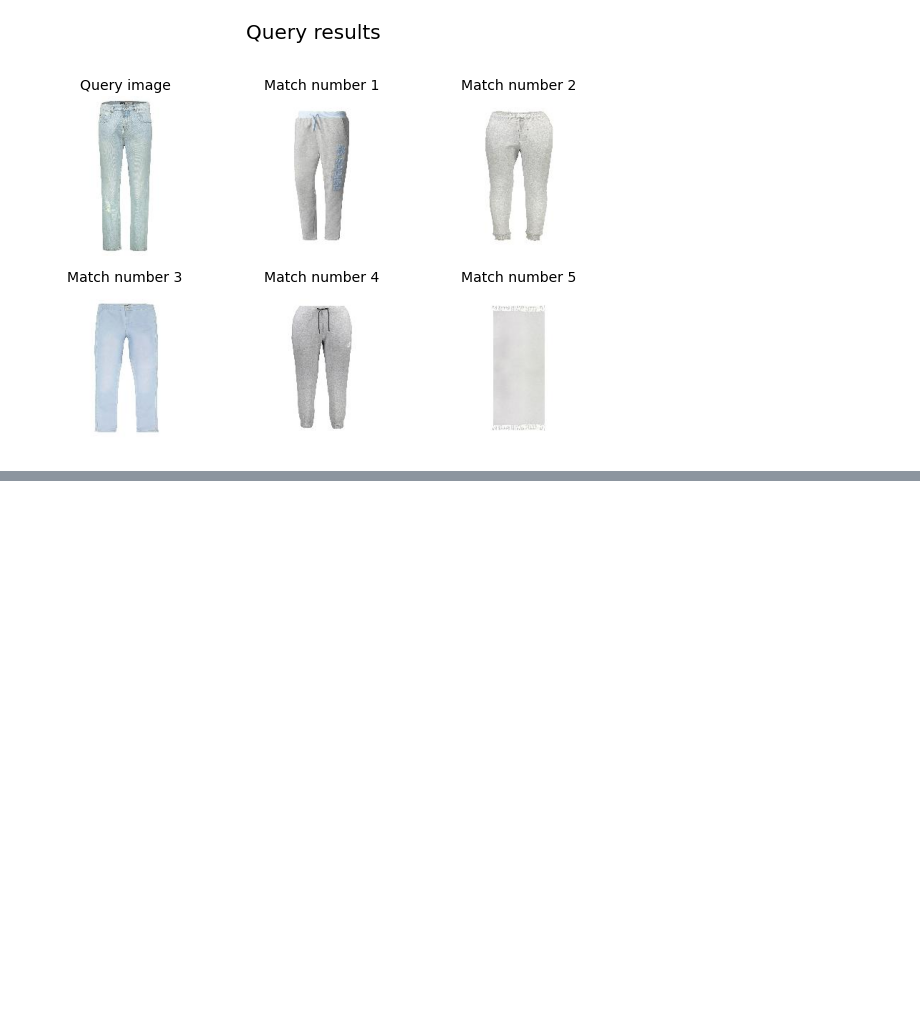
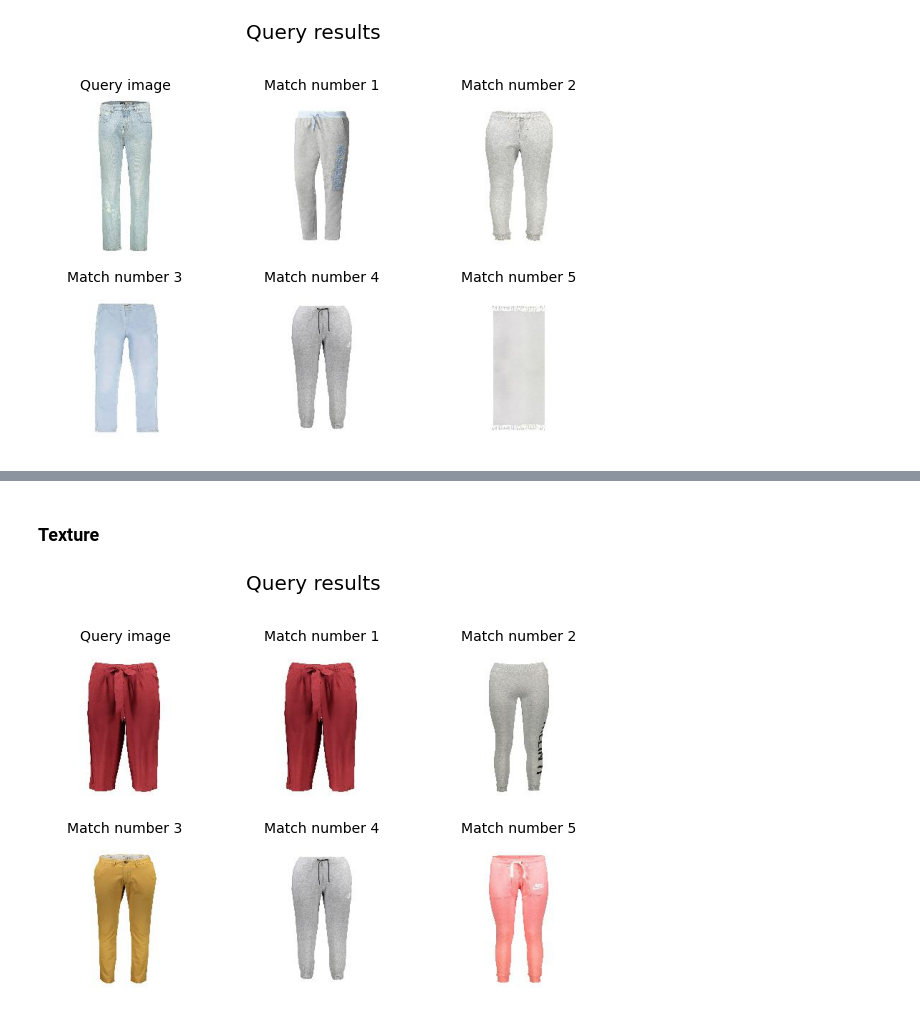
Before and after one commit to anamarine/IREI_CBIR, a Jupyter notebook: CBIR.ipynb, the cells around one changed output, grey strips where cells are left out. Cells and saved outputs as stored; diff of their text form; code cells hidden in the pictures; blank space fills up the shorter version.

```diff
--- a/CBIR.ipynb
+++ b/CBIR.ipynb
@@ -272,0 +280,6 @@ QueryImg('117005254.jpg', fusionFeatureVector)
+# %% [markdown]
+### Texture
+# %%
+QueryImg('105494727.jpg', texFeatureVector)
+# %% [output]
+[figure, added]
```
Also changed, not shown: parts of 4 cells of this notebook, 4 other files.
